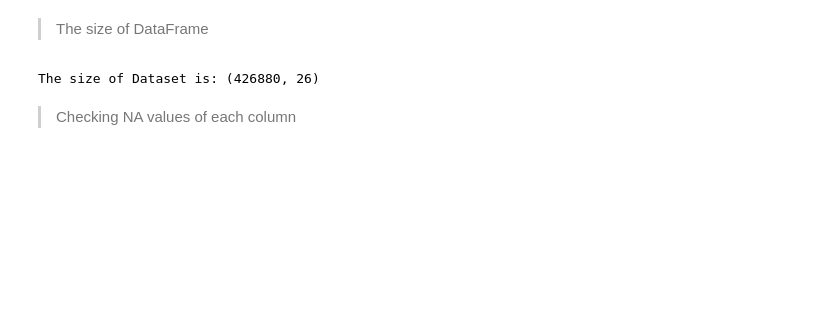
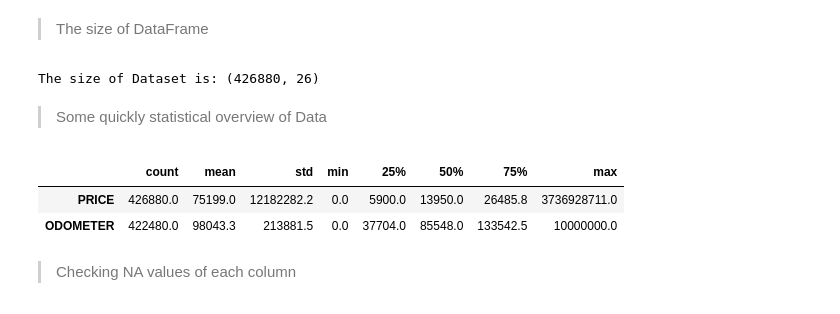
Before and after one commit to ChrisDiamantis99/Used-Cars-Analysis, a Jupyter notebook: Used_Cars_Analysis.ipynb, the cells around one changed output. Cells and saved outputs as stored; diff of their text form; code cells hidden in the pictures; blank space fills up the shorter version.

```diff
--- a/Used_Cars_Analysis.ipynb
+++ b/Used_Cars_Analysis.ipynb
@@ -97,6 +63,14 @@ df.columns = df.columns.str.upper()
 print(f'The size of Dataset is: {df.shape}')
 # %% [output]
 The size of Dataset is: (426880, 26)
+# %% [markdown]
+> Some quickly statistical overview of Data
+# %%
+df[["PRICE", "ODOMETER"]].describe().T
+# %% [output]
+|  | count | mean | std | min | 25% | 50% | 75% | max |
+| PRICE | 426880.0 | 75199.0 | 12182282.2 | 0.0 | 5900.0 | 13950.0 | 26485.8 | 3736928711.0 |
+| ODOMETER | 422480.0 | 98043.3 | 213881.5 | 0.0 | 37704.0 | 85548.0 | 133542.5 | 10000000.0 |
 # %% [markdown]
 > Checking NA values of each column
 # %%
```
Also changed, not shown: parts of 48 cells of this notebook.
